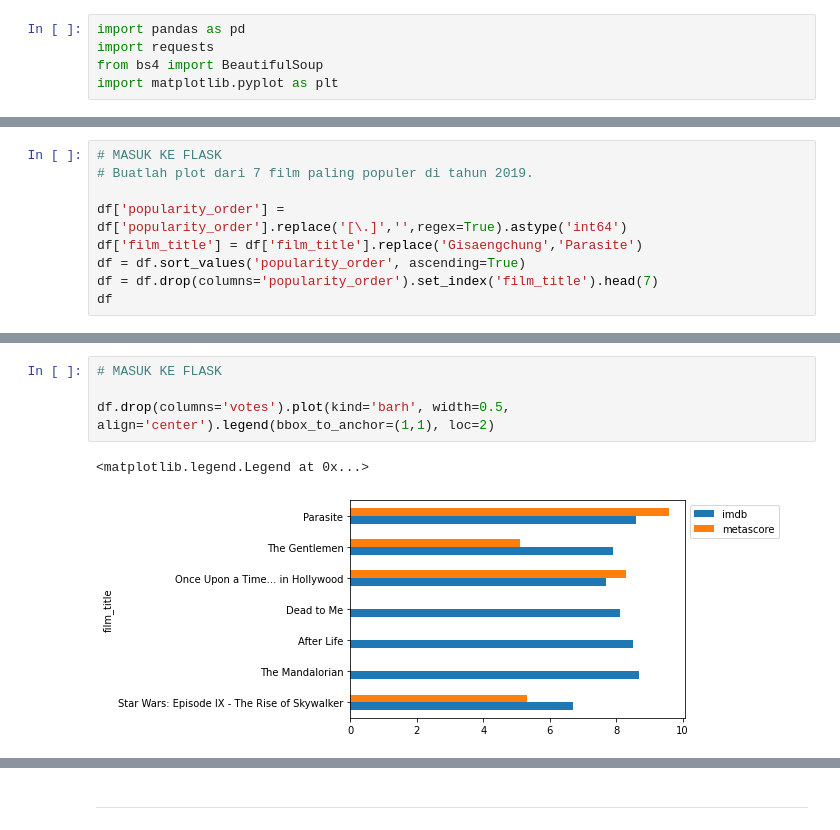
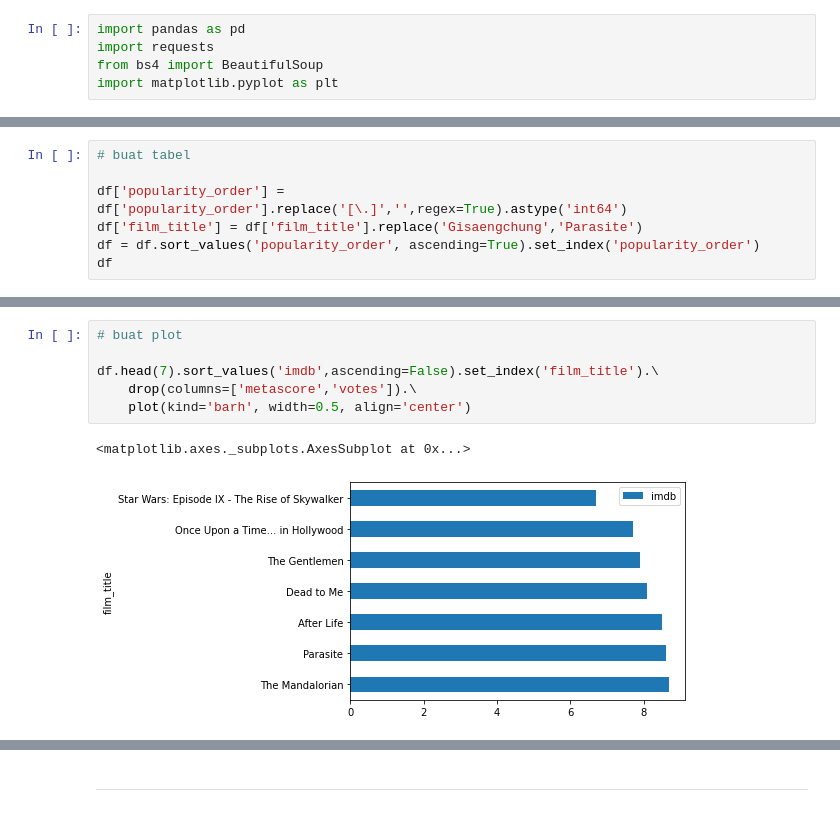
Before and after one commit to margarethdevina/alg_cap_webscrapping2, a Jupyter notebook: Draft Flask.ipynb, the cells around one changed output, grey strips where cells are left out. Saved outputs shown, nothing was run; the diff lists cells and outputs as text.

```diff
--- a/Draft Flask.ipynb
+++ b/Draft Flask.ipynb
@@ -205,10 +225,8 @@ dtype: int64
 # %%
-# MASUK KE FLASK
-# Buatlah plot dari 7 film paling populer di tahun 2019.
+# buat tabel
 
 df['popularity_order'] = df['popularity_order'].replace('[\.]','',regex=True).astype('int64')
 df['film_title'] = df['film_title'].replace('Gisaengchung','Parasite')
-df = df.sort_values('popularity_order', ascending=True)
-df = df.drop(columns='popularity_order').set_index('film_title').head(7)
+df = df.sort_values('popularity_order', ascending=True).set_index('popularity_order')
 df
 # %% [output]
@@ -224,8 +251,10 @@ df
 # %%
-# MASUK KE FLASK
+# buat plot
 
-df.drop(columns='votes').plot(kind='barh', width=0.5, align='center').legend(bbox_to_anchor=(1,1), loc=2)
+df.head(7).sort_values('imdb',ascending=False).set_index('film_title').\
+    drop(columns=['metascore','votes']).\
+    plot(kind='barh', width=0.5, align='center')
 # %% [output]
-<matplotlib.legend.Legend at 0x...>
+<matplotlib.axes._subplots.AxesSubplot at 0x...>
-[figure, old version]
+[figure, new version]
 # %%
```
Also changed, not shown: parts of 31 cells of this notebook, 6 other files.
